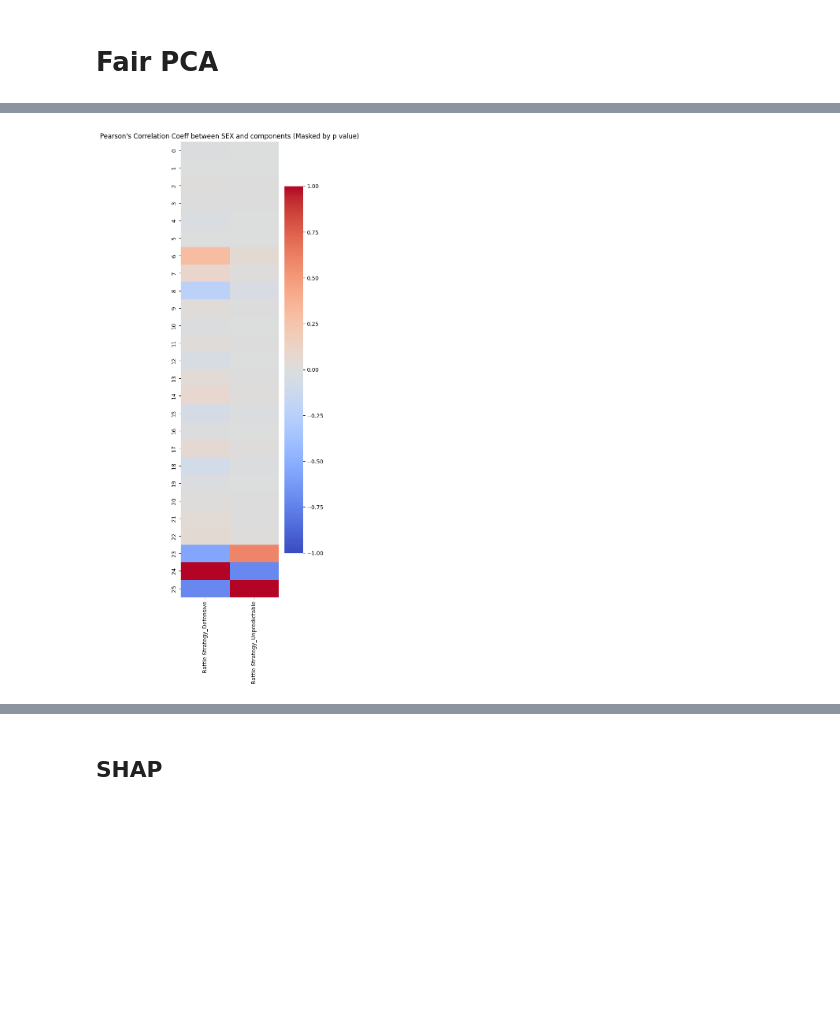
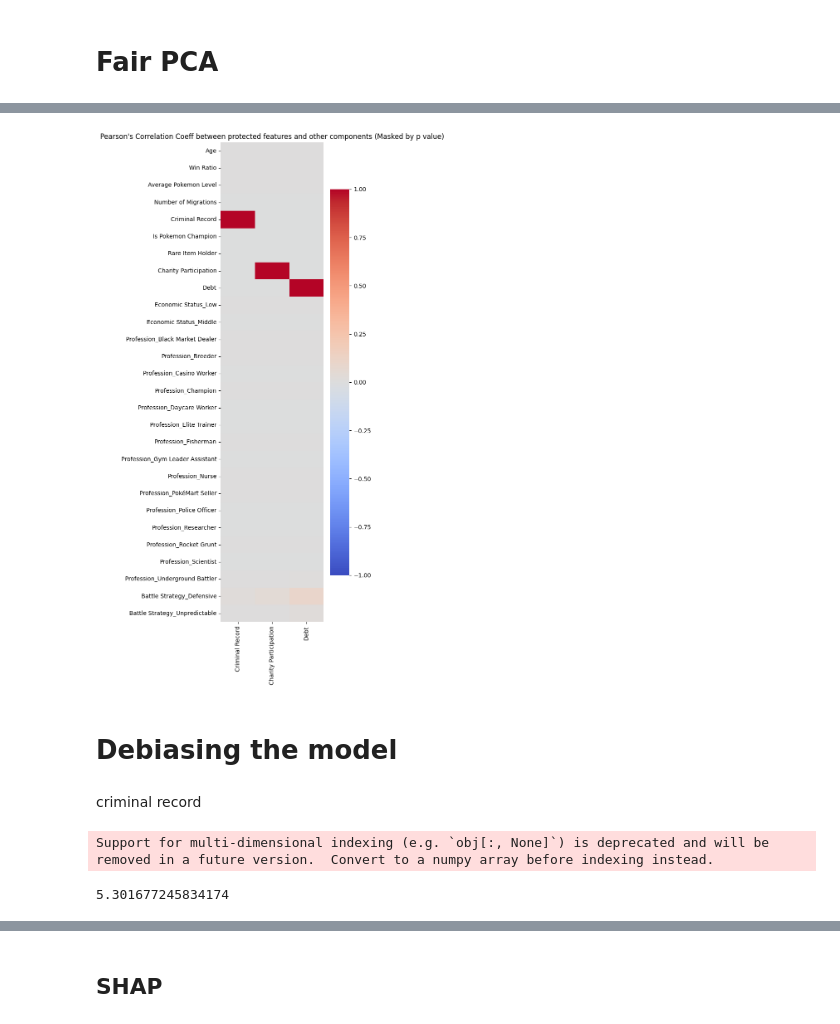
Before and after one commit to AlteaF/AFAE_Pokemon, a Jupyter notebook: team_rocket_debt.ipynb, the cells around one changed output, grey strips where cells are left out. Cells and saved outputs as stored; diff of their text form; code cells hidden in the pictures; blank space fills up the shorter version.

Commit message:
more work for fairness of models in processing, and cleaner code/EDA

```diff
--- a/team_rocket_debt.ipynb
+++ b/team_rocket_debt.ipynb
@@ -47,9 +63,4 @@ Index(['Age', 'Economic Status', 'Profession', 'Average Pokemon Level',
       dtype='object')
-# %%
-data["Debt"] = data["Debt to Kanto"] > 100000
-data["Debt"] = data["Debt"].map({True:1, False:0})
-# %%
-data = data.drop("Debt to Kanto", axis=1)
 # %%
 cols = ['Economic Status', "Profession", "Battle Strategy"]
 
@@ -186,6 +199,0 @@ plt.show()
-# %%
-forest = RandomForestClassifier(max_depth = 5, random_state=23, n_jobs=-1, n_estimators=20)
-forest.fit(X_train_scaled, y_train)
-forest_y_pred = forest.predict(X_test_scaled)
-forest_accuracy = accuracy_score(y_test, forest_y_pred)
-forest_accuracy
@@ -345,7 +393,7 @@ class FairPCA:
     def project(self, Xs):
         return Xs @ self.U
 
-fair_pca = FairPCA(X_train_scaled, [4, 5, 6], 30)
+fair_pca = FairPCA(X_train_scaled, [4, 7, 8], 30)
 Xs_train_debiased = fair_pca.project(X_train_scaled)
 Xs_test_debiased = fair_pca.project(X_test_scaled)
 # %%
@@ -354,18 +402,22 @@ X_test_p = X_test_scaled[["Criminal Record", "Charity Participation", "Debt"]]
 # %%
 # Compute correlation matrix
 Xs_train_debiased_p = np.concatenate([Xs_train_debiased, X_train_p], axis=1)
 n_features = Xs_train_debiased_p.shape[1]
 corr_ = np.zeros((n_features, n_features))
 p_ = np.zeros((n_features, n_features))
 for i in range(n_features):
     for j in range(n_features):
         corr_[i,j], p_[i,j] = pearsonr(Xs_train_debiased_p[:,i], Xs_train_debiased_p[:,j])
         corr_ = np.nan_to_num(corr_, 0)
 
 # Plot correlations with protected features
 plt.figure(figsize=(4,15))
-sns.heatmap(corr_[:,-2:], cmap="coolwarm", xticklabels=X_train_scaled.columns[-2:], vmin=-1, vmax=1)
-plt.title("Pearson's Correlation Coeff between SEX and components (Masked by p value)")
+sns.heatmap(corr_[:, [4, 7, 8]], cmap="coolwarm",
+            xticklabels=["Criminal Record", "Charity Participation", "Debt"], yticklabels=X_train_scaled.columns,
+            vmin=-1, vmax=1)
+plt.title("Pearson's Correlation Coeff between protected features and other components (Masked by p value)")
 plt.show()
 # %% [output]
-[figure, old version]
+[figure, new version]
+# %% [markdown]
+# Debiasing the model
@@ -371,0 +506,16 @@ plt.show()
+# %% [markdown]
+criminal record
+# %%
+# criminals
+compute_cost(
+    beta = np.random.rand(X_train_scaled.shape[1]),
+    X = X_train_scaled,
+    y = y_train,
+    groups = X_train_scaled["Criminal Record"],
+    group_type = "Criminal",
+    _gamma = 1,
+    _lambda = 0.1
+)
+# %% [output]
+Support for multi-dimensional indexing (e.g. `obj[:, None]`) is deprecated and will be removed in a future version.  Convert to a numpy array before indexing instead.
+5.301677245834174
```
Also changed, not shown: parts of 31 cells of this notebook, 2 other files.
